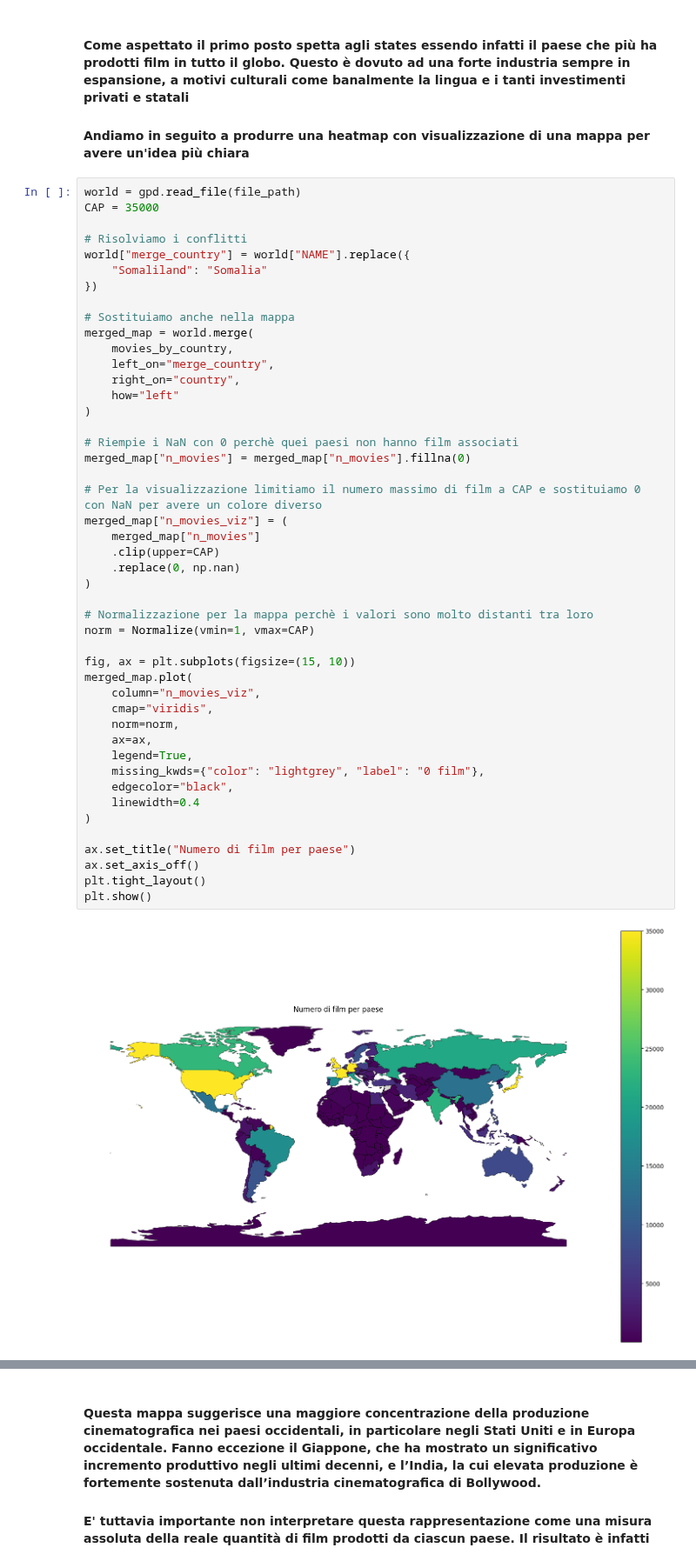
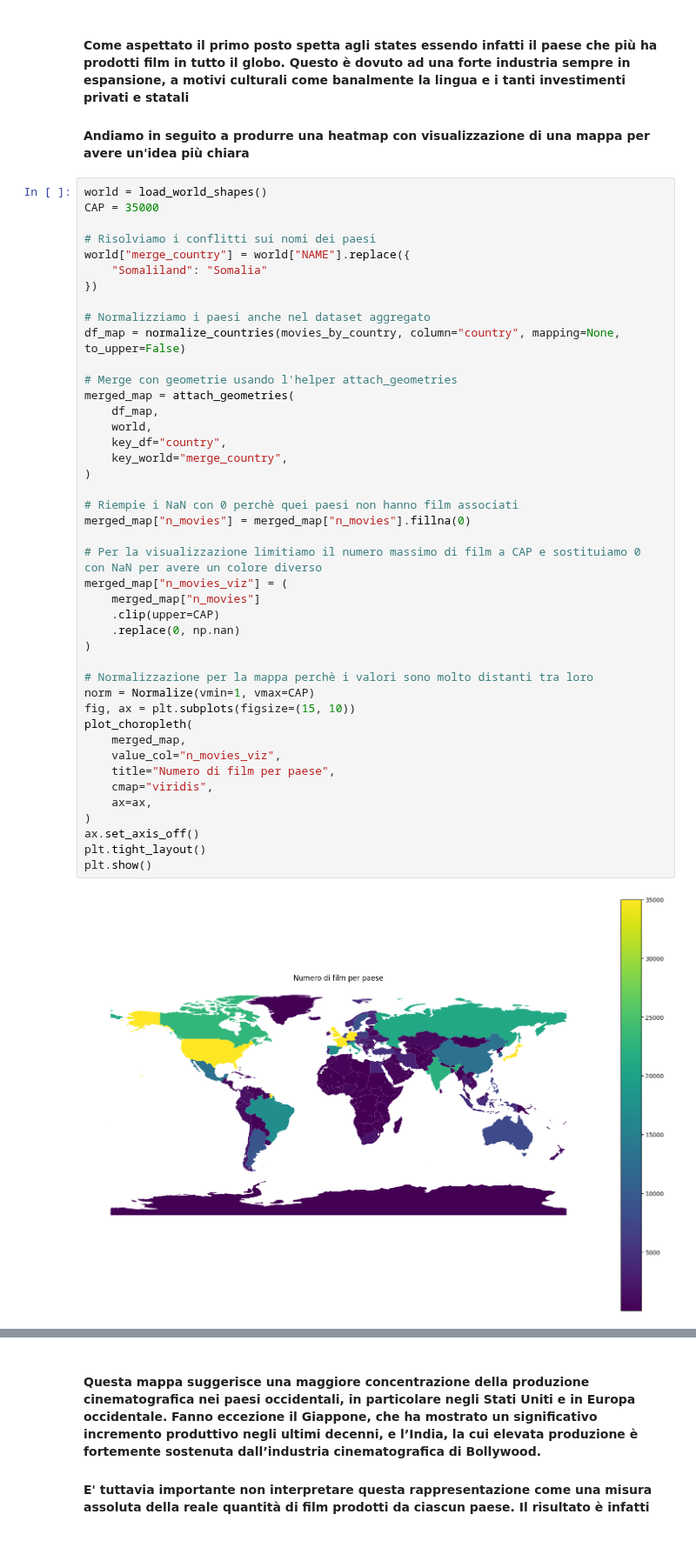
Before and after one commit to cuesmen/Tweb-Progetto-Unito, a Jupyter notebook: notebooks/analisi.ipynb, the cells around one changed output, grey strips where cells are left out. Shown at 87% size. Cells and saved outputs as stored; diff of their text form.

```diff
--- a/notebooks/analisi.ipynb
+++ b/notebooks/analisi.ipynb
@@ -408,50 +418,47 @@ plt.show()
 #### Come aspettato il primo posto spetta agli states essendo infatti il paese che più ha prodotti film in tutto il globo. Questo è dovuto ad una forte industria sempre in espansione, a motivi culturali come banalmente la lingua e i tanti investimenti privati e statali
 #### Andiamo in seguito a produrre una heatmap con visualizzazione di una mappa per avere un'idea più chiara
 # %%
-world = gpd.read_file(file_path)
+world = load_world_shapes()
 CAP = 35000
 
-# Risolviamo i conflitti
+# Risolviamo i conflitti sui nomi dei paesi
 world["merge_country"] = world["NAME"].replace({
     "Somaliland": "Somalia"
 })
 
-# Sostituiamo anche nella mappa
-merged_map = world.merge(
-    movies_by_country,
-    left_on="merge_country",
-    right_on="country",
-    how="left"
+# Normalizziamo i paesi anche nel dataset aggregato
+df_map = normalize_countries(movies_by_country, column="country", mapping=None, to_upper=False)
+
+# Merge con geometrie usando l'helper attach_geometries
+merged_map = attach_geometries(
+    df_map,
+    world,
+    key_df="country",
+    key_world="merge_country",
 )
 
 # Riempie i NaN con 0 perchè quei paesi non hanno film associati
 merged_map["n_movies"] = merged_map["n_movies"].fillna(0)
 
 # Per la visualizzazione limitiamo il numero massimo di film a CAP e sostituiamo 0 con NaN per avere un colore diverso
 merged_map["n_movies_viz"] = (
     merged_map["n_movies"]
     .clip(upper=CAP)
     .replace(0, np.nan)
 )
 
 # Normalizzazione per la mappa perchè i valori sono molto distanti tra loro
 norm = Normalize(vmin=1, vmax=CAP)
-
 fig, ax = plt.subplots(figsize=(15, 10))
-merged_map.plot(
-    column="n_movies_viz",
+plot_choropleth(
+    merged_map,
+    value_col="n_movies_viz",
+    title="Numero di film per paese",
     cmap="viridis",
-    norm=norm,
     ax=ax,
-    legend=True,
-    missing_kwds={"color": "lightgrey", "label": "0 film"},
-    edgecolor="black",
-    linewidth=0.4
 )
-
-ax.set_title("Numero di film per paese")
 ax.set_axis_off()
 plt.tight_layout()
 plt.show()
 # %% [output]
-[figure, old version]
+[figure, new version]
```
Also changed, not shown: parts of 14 cells of this notebook, 5 other files.
